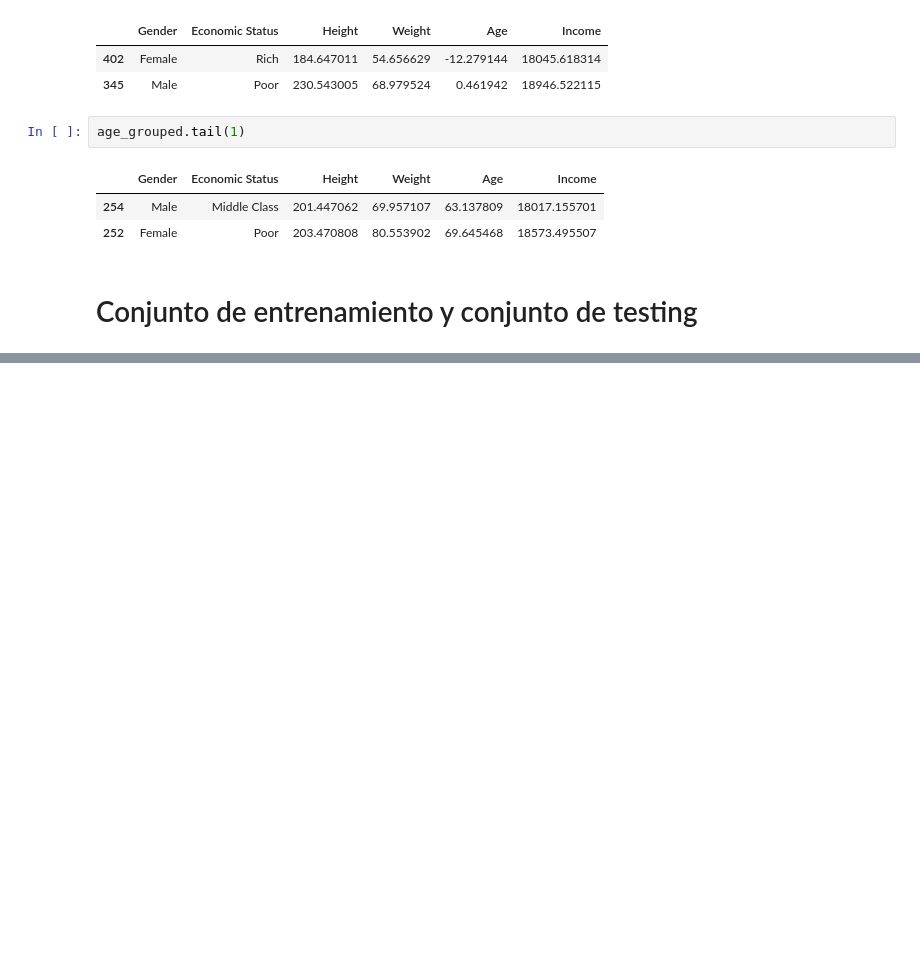
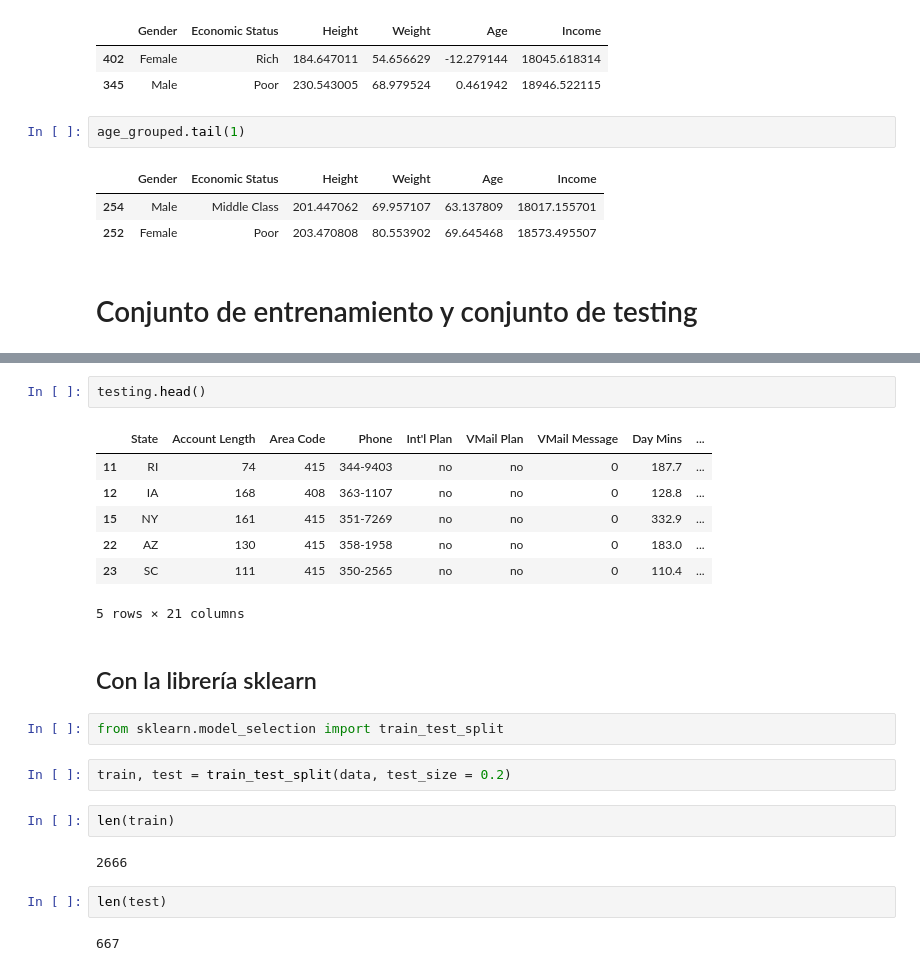
Before and after one commit to anabalord77/Machine_Learning, a Jupyter notebook: notebooks/T2 - 3 - Data Cleaning - Agrupación de datos.ipynb, the cells around one changed output, grey strips where cells are left out. Drawn from its saved outputs; the diff is of its cells as text; blank space fills up the shorter version.

```diff
--- a/notebooks/T2 - 3 - Data Cleaning - Agrupación de datos.ipynb
+++ b/notebooks/T2 - 3 - Data Cleaning - Agrupación de datos.ipynb
@@ -406,0 +457,24 @@ age_grouped.tail(1)
+# %%
+testing.head()
+# %% [output]
+|  | State | Account Length | Area Code | Phone | Int'l Plan | VMail Plan | VMail Message | Day Mins | ... |
+| 11 | RI | 74 | 415 | 344-9403 | no | no | 0 | 187.7 | ... |
+| 12 | IA | 168 | 408 | 363-1107 | no | no | 0 | 128.8 | ... |
+| 15 | NY | 161 | 415 | 351-7269 | no | no | 0 | 332.9 | ... |
+| 22 | AZ | 130 | 415 | 358-1958 | no | no | 0 | 183.0 | ... |
+| 23 | SC | 111 | 415 | 350-2565 | no | no | 0 | 110.4 | ... |
+5 rows × 21 columns
+# %% [markdown]
+## Con la librería sklearn
+# %%
+from sklearn.model_selection import train_test_split
+# %%
+train, test = train_test_split(data, test_size = 0.2)
+# %%
+len(train)
+# %% [output]
+2666
+# %%
+len(test)
+# %% [output]
+667
```
Also changed, not shown: parts of 20 cells of this notebook, 2 other files.
